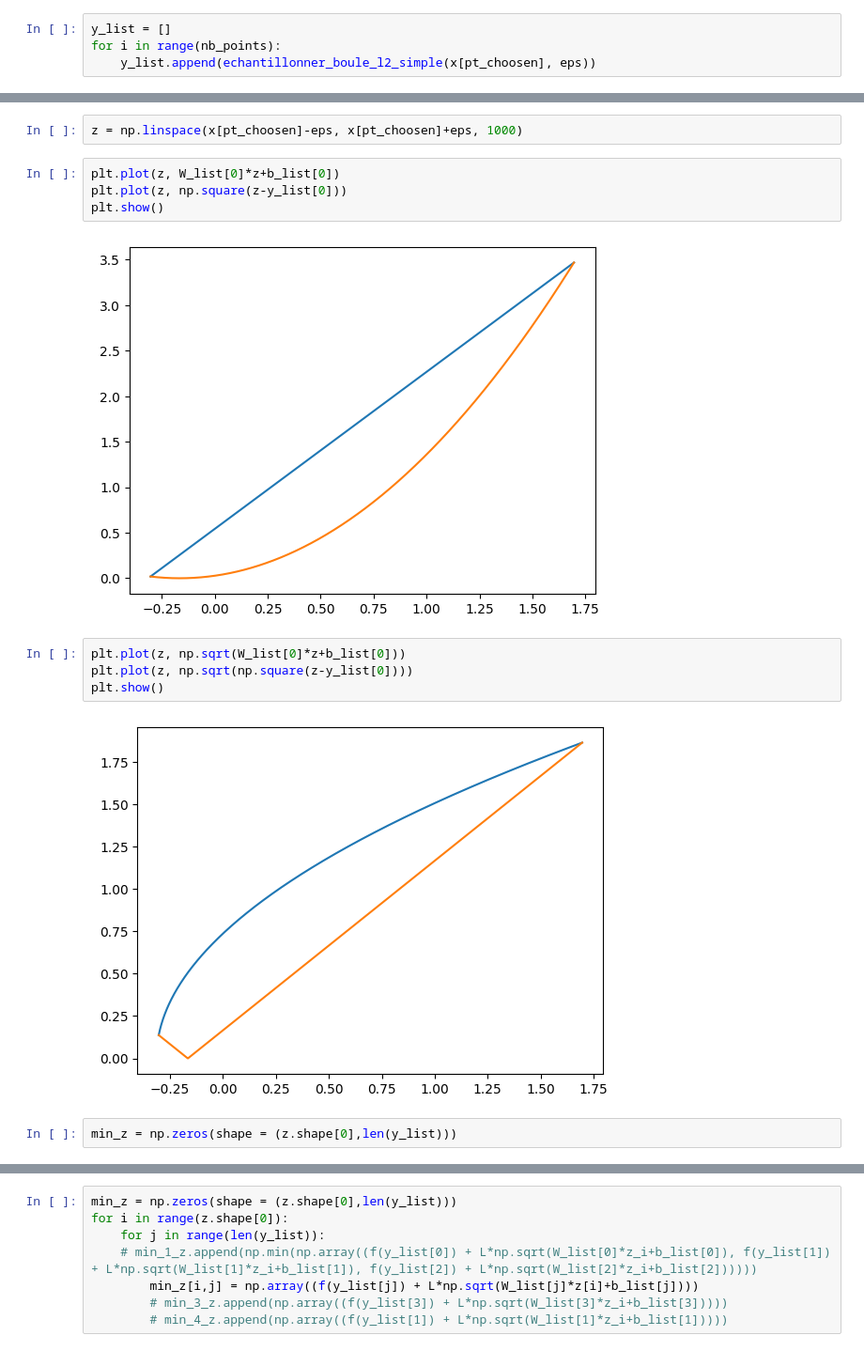
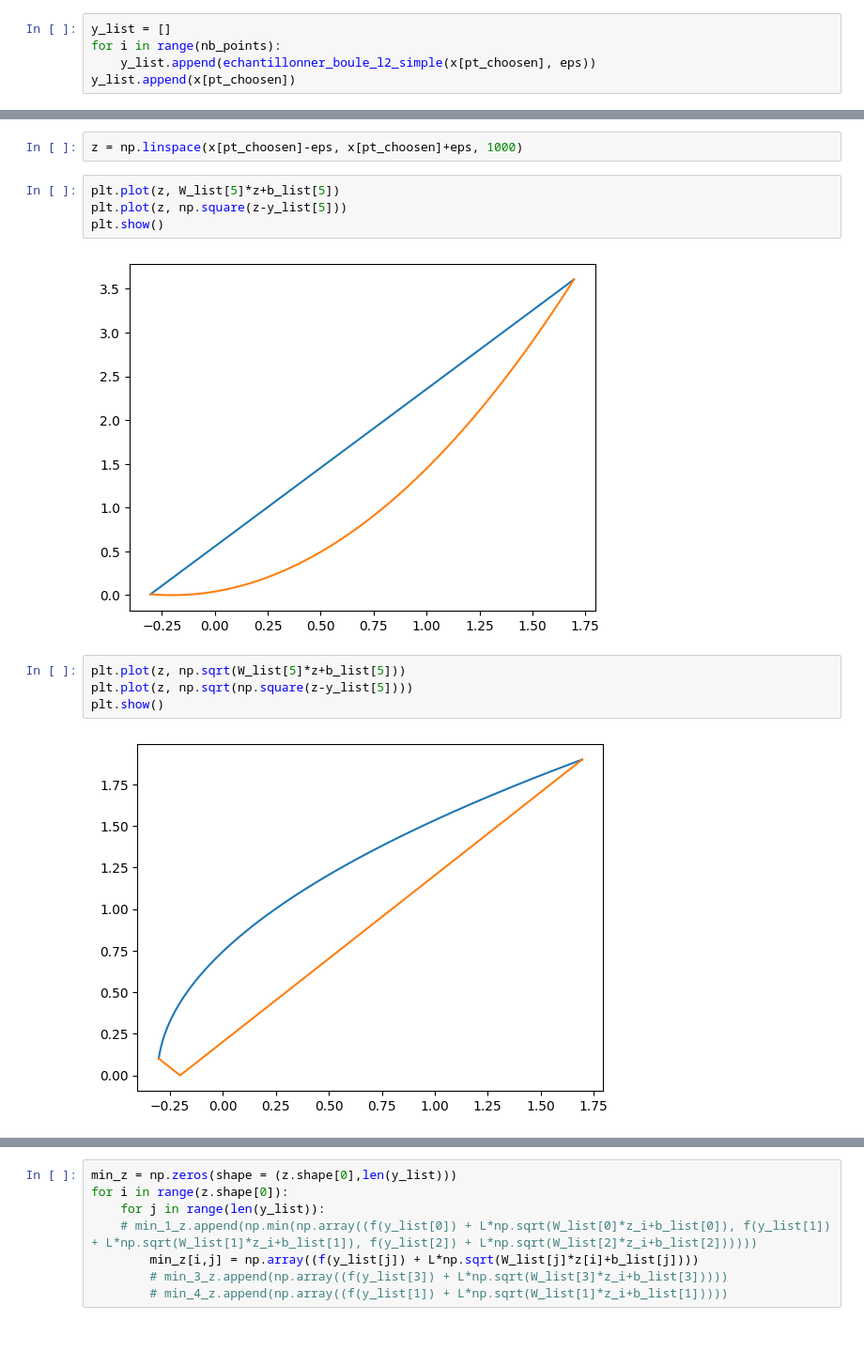
Before and after one commit to thomasdeltort/Robust_Project, a Jupyter notebook: lip_notebooks/LipschitzOptimisatin.ipynb, the cells around one changed output, grey strips where cells are left out. Shown at 94% size. Cells and saved outputs as stored; diff of their text form.

```diff
--- a/lip_notebooks/LipschitzOptimisatin.ipynb
+++ b/lip_notebooks/LipschitzOptimisatin.ipynb
@@ -81,6 +81,7 @@ x[pt_choosen] = 0.69633518
 y_list = []
 for i in range(nb_points):
     y_list.append(echantillonner_boule_l2_simple(x[pt_choosen], eps))
+y_list.append(x[pt_choosen])
 # %%
 l = x[pt_choosen]-eps
 u = x[pt_choosen]+eps
@@ -94,16 +95,14 @@ for y_i in y_list:
 # %%
 z = np.linspace(x[pt_choosen]-eps, x[pt_choosen]+eps, 1000)
 # %%
-plt.plot(z, W_list[0]*z+b_list[0])
-plt.plot(z, np.square(z-y_list[0]))
+plt.plot(z, W_list[5]*z+b_list[5])
+plt.plot(z, np.square(z-y_list[5]))
 plt.show()
 # %% [output]
-[figure, old version]
+[figure, new version]
 # %%
-plt.plot(z, np.sqrt(W_list[0]*z+b_list[0]))
-plt.plot(z, np.sqrt(np.square(z-y_list[0])))
+plt.plot(z, np.sqrt(W_list[5]*z+b_list[5]))
+plt.plot(z, np.sqrt(np.square(z-y_list[5])))
 plt.show()
 # %% [output]
-[figure, old version]
+[figure, new version]
-# %%
-min_z = np.zeros(shape = (z.shape[0],len(y_list)))
```
Also changed, not shown: parts of 13 cells of this notebook, 13 other files.
